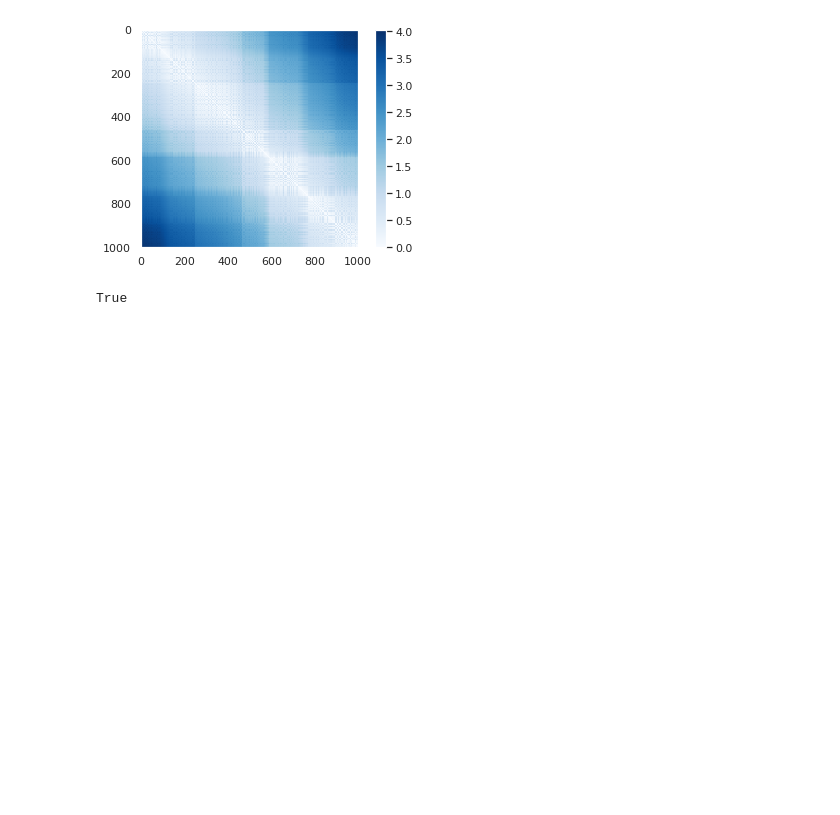
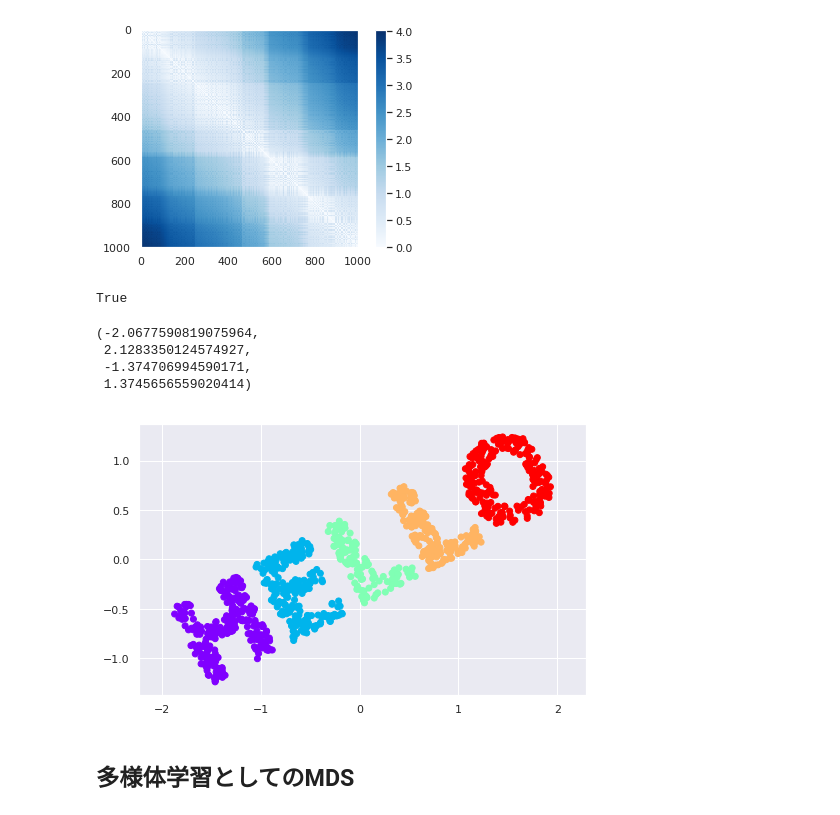
Before and after one commit to thimi0412/PythonDataScinence, a Jupyter notebook: scikit-lean-pra/manifold_learning.ipynb, the cells around one changed output. Cells and saved outputs as stored; diff of their text form; code cells hidden in the pictures; blank space fills up the shorter version.

```diff
--- a/scikit-lean-pra/manifold_learning.ipynb
+++ b/scikit-lean-pra/manifold_learning.ipynb
@@ -74,4 +74,14 @@ from sklearn.manifold import MDS
 # %%
 model = MDS(n_components=2, dissimilarity='precomputed', random_state=1)
 out = model.fit_transform(D)
-plt.scatter(out[:])
+plt.figure(figsize=(8, 5))
+plt.scatter(out[:, 0], out[:, 1], **colorize)
+plt.axis('equal')
+# %% [output]
+(-2.0677590819075964,
+ 2.1283350124574927,
+ -1.374706994590171,
+ 1.3745656559020414)
+[figure, added]
+# %% [markdown]
+## 多様体学習としてのMDS
```
Also changed, not shown: parts of 1 cell of this notebook.
